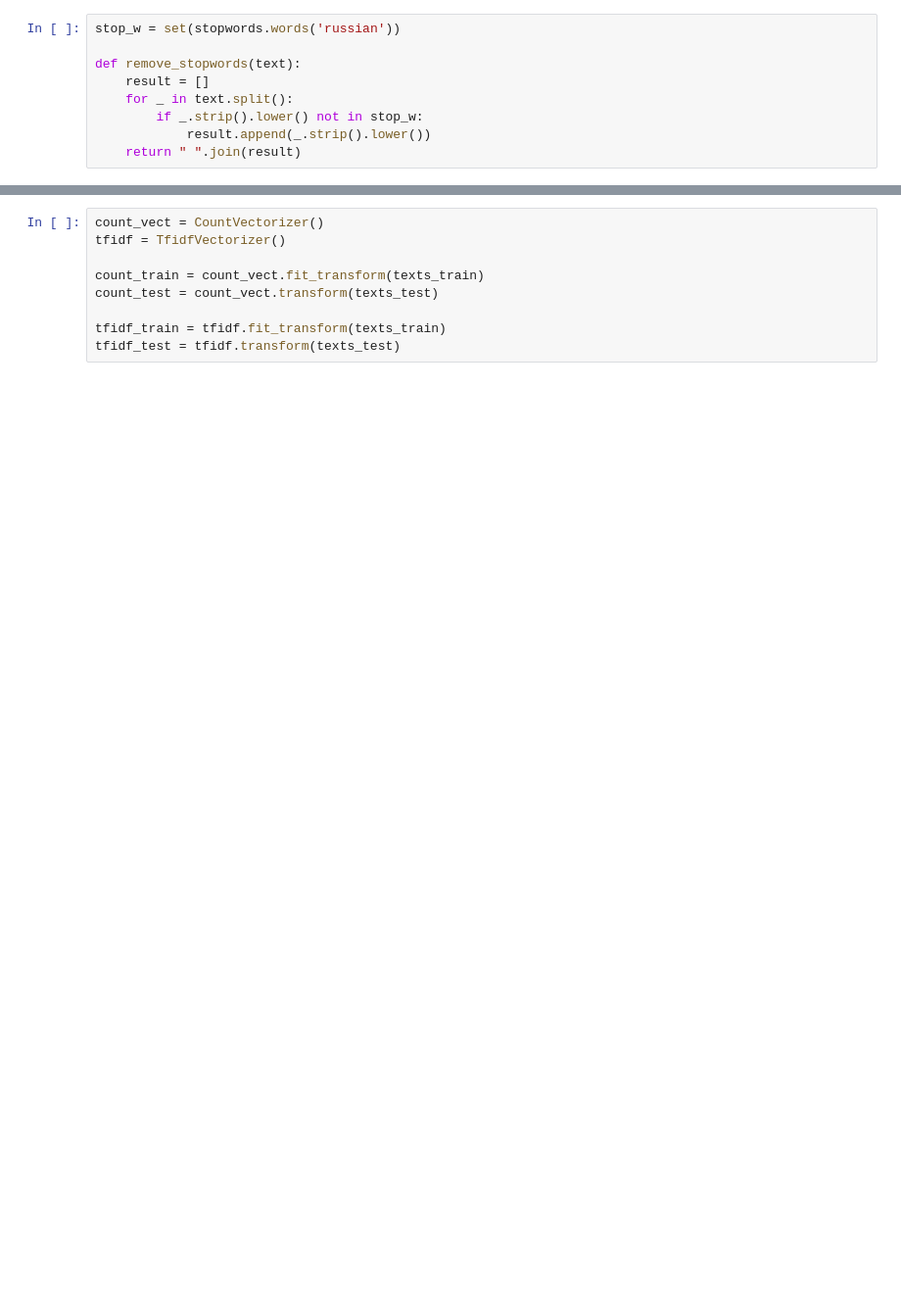
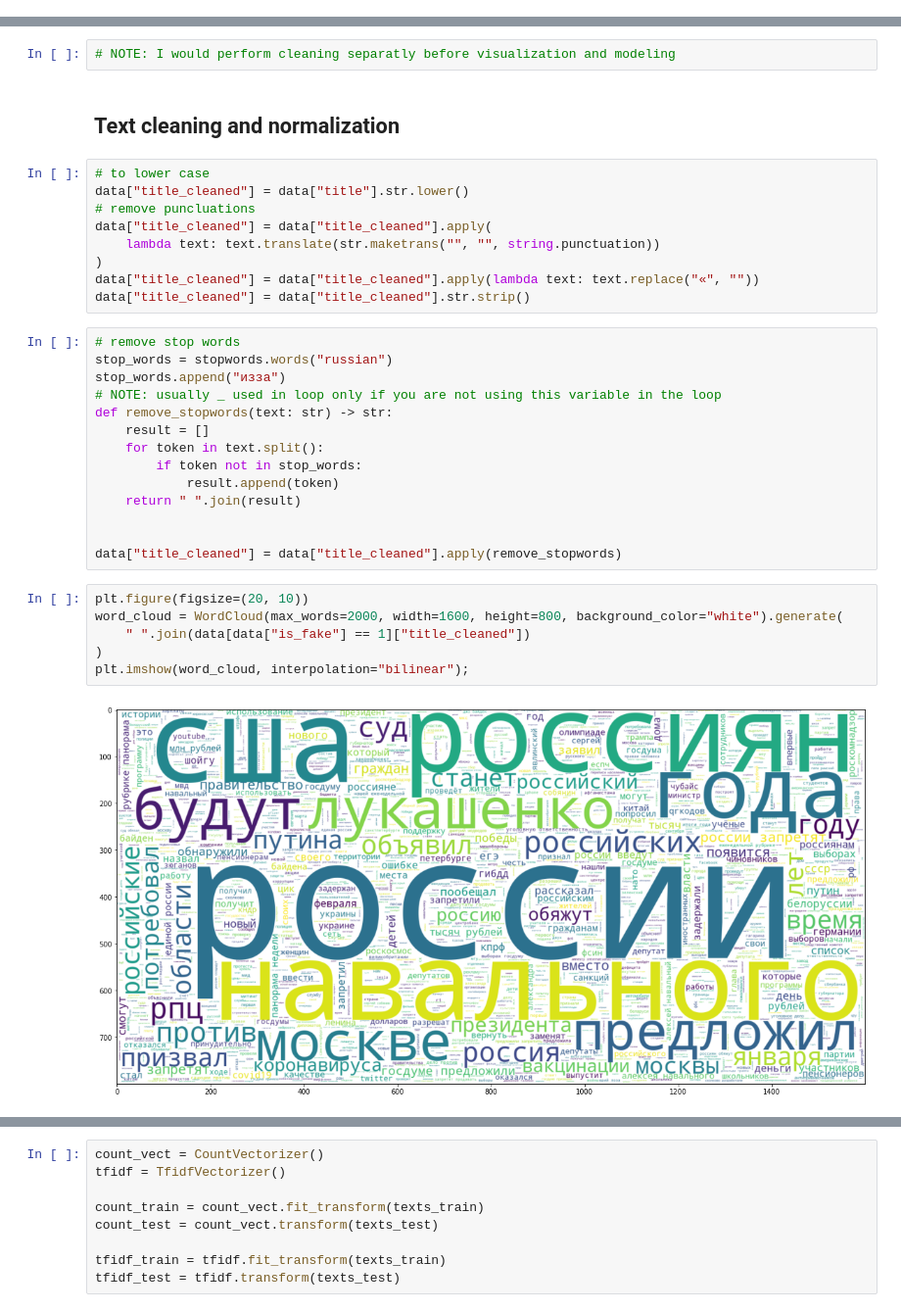
Before and after one commit to tinctura13/kontyp, a Jupyter notebook: kontyp.ipynb, the cells around one changed output, grey strips where cells are left out. Shown at 98% size. Cells and saved outputs as stored; diff of their text form; blank space fills up the shorter version.

```diff
--- a/kontyp.ipynb
+++ b/kontyp.ipynb
@@ -54,9 +0,0 @@ dtype: int64
-# %%
-stop_w = set(stopwords.words('russian'))
-
-def remove_stopwords(text):
-    result = []
-    for _ in text.split():
-        if _.strip().lower() not in stop_w:
-            result.append(_.strip().lower())
-    return " ".join(result)
@@ -114,0 +63,35 @@ from sklearn import metrics
+# %%
+# NOTE: I would perform cleaning separatly before visualization and modeling
+# %% [markdown]
+## Text cleaning and normalization
+# %%
+# to lower case
+data["title_cleaned"] = data["title"].str.lower()
+# remove puncluations
+data["title_cleaned"] = data["title_cleaned"].apply(
+    lambda text: text.translate(str.maketrans("", "", string.punctuation))
+)
+data["title_cleaned"] = data["title_cleaned"].apply(lambda text: text.replace("«", ""))
+data["title_cleaned"] = data["title_cleaned"].str.strip()
+# %%
+# remove stop words
+stop_words = stopwords.words("russian")
+stop_words.append("изза")
+# NOTE: usually _ used in loop only if you are not using this variable in the loop
+def remove_stopwords(text: str) -> str:
+    result = []
+    for token in text.split():
+        if token not in stop_words:
+            result.append(token)
+    return " ".join(result)
+
+
+data["title_cleaned"] = data["title_cleaned"].apply(remove_stopwords)
+# %%
+plt.figure(figsize=(20, 10))
+word_cloud = WordCloud(max_words=2000, width=1600, height=800, background_color="white").generate(
+    " ".join(data[data["is_fake"] == 1]["title_cleaned"])
+)
+plt.imshow(word_cloud, interpolation="bilinear");
+# %% [output]
+[figure, added]
```
Also changed, not shown: parts of 71 cells of this notebook.
